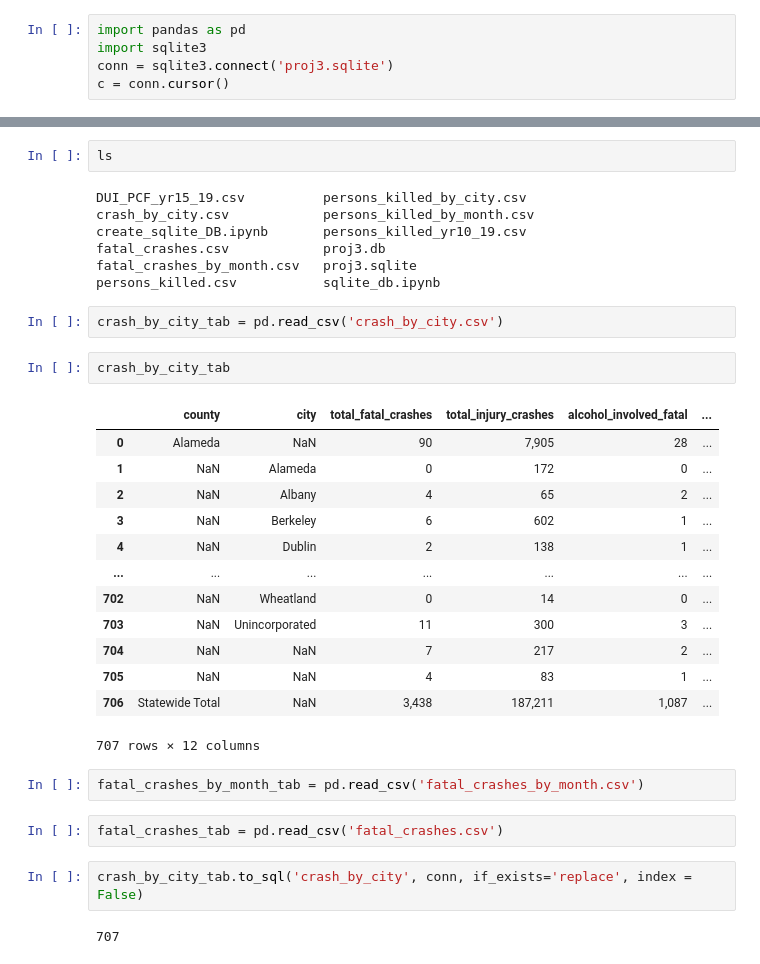
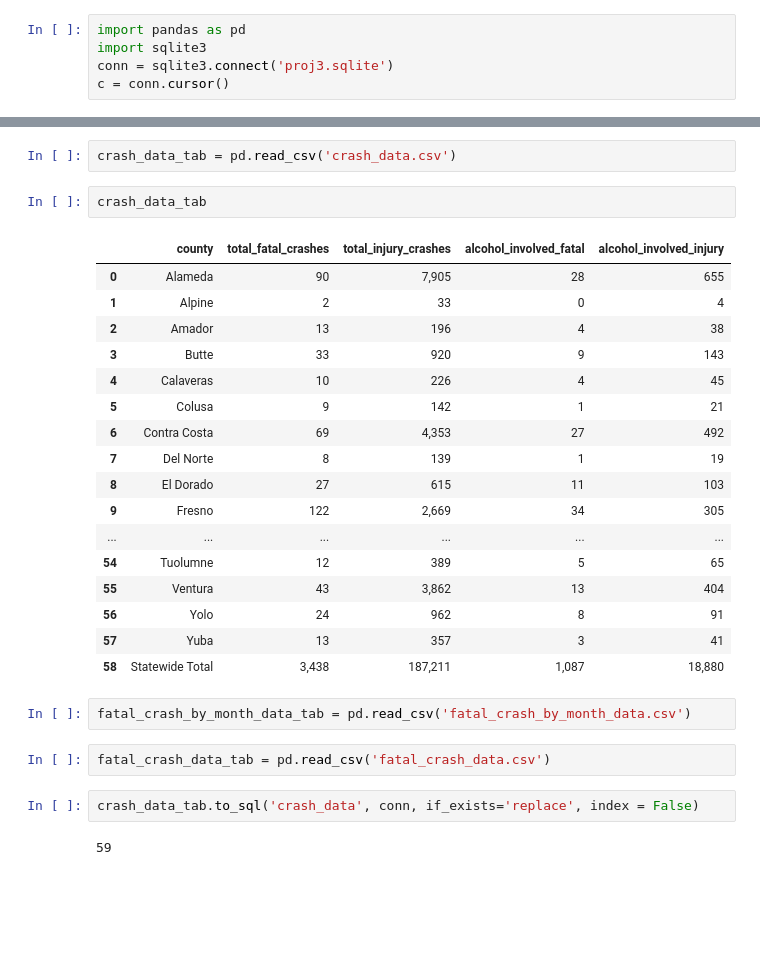
Before and after one commit to dvang3/Project3, a Jupyter notebook: flask_blog/Resources/sqlite_db.ipynb, the cells around one changed output, grey strips where cells are left out. Cells and saved outputs as stored; diff of their text form; blank space fills up the shorter version.

```diff
--- a/flask_blog/Resources/sqlite_db.ipynb
+++ b/flask_blog/Resources/sqlite_db.ipynb
@@ -20,39 +18,34 @@ c.execute('''CREATE TABLE fatal_crashes_by_month (county PK VARCHAR,'2010' int,'
 '2015' int,'2016' int,'2017' int,'2018' int,'2019' int,total int)''')
 # %% [output]
 <sqlite3.Cursor at 0x...>
-# %%
-ls
-# %% [output]
-DUI_PCF_yr15_19.csv          persons_killed_by_city.csv
-crash_by_city.csv            persons_killed_by_month.csv
-create_sqlite_DB.ipynb       persons_killed_yr10_19.csv
-fatal_crashes.csv            proj3.db
-fatal_crashes_by_month.csv   proj3.sqlite
-persons_killed.csv           sqlite_db.ipynb
 # %%
-crash_by_city_tab = pd.read_csv('crash_by_city.csv')
+crash_data_tab = pd.read_csv('crash_data.csv')
-# %%
-crash_by_city_tab
-# %% [output]
-|  | county | city | total_fatal_crashes | total_injury_crashes | alcohol_involved_fatal | ... |
-| 0 | Alameda | NaN | 90 | 7,905 | 28 | ... |
-| 1 | NaN | Alameda | 0 | 172 | 0 | ... |
-| 2 | NaN | Albany | 4 | 65 | 2 | ... |
-| 3 | NaN | Berkeley | 6 | 602 | 1 | ... |
-| 4 | NaN | Dublin | 2 | 138 | 1 | ... |
-| ... | ... | ... | ... | ... | ... | ... |
-| 702 | NaN | Wheatland | 0 | 14 | 0 | ... |
-| 703 | NaN | Unincorporated | 11 | 300 | 3 | ... |
-| 704 | NaN | NaN | 7 | 217 | 2 | ... |
-| 705 | NaN | NaN | 4 | 83 | 1 | ... |
-| 706 | Statewide Total | NaN | 3,438 | 187,211 | 1,087 | ... |
-707 rows × 12 columns
+# %%
+crash_data_tab
+# %% [output]
+|  | county | total_fatal_crashes | total_injury_crashes | alcohol_involved_fatal | alcohol_involved_injury |
+| 0 | Alameda | 90 | 7,905 | 28 | 655 |
+| 1 | Alpine | 2 | 33 | 0 | 4 |
+| 2 | Amador | 13 | 196 | 4 | 38 |
+| 3 | Butte | 33 | 920 | 9 | 143 |
+| 4 | Calaveras | 10 | 226 | 4 | 45 |
+| 5 | Colusa | 9 | 142 | 1 | 21 |
+| 6 | Contra Costa | 69 | 4,353 | 27 | 492 |
+| 7 | Del Norte | 8 | 139 | 1 | 19 |
+| 8 | El Dorado | 27 | 615 | 11 | 103 |
+| 9 | Fresno | 122 | 2,669 | 34 | 305 |
+| ... | ... | ... | ... | ... | ... |
+| 54 | Tuolumne | 12 | 389 | 5 | 65 |
+| 55 | Ventura | 43 | 3,862 | 13 | 404 |
+| 56 | Yolo | 24 | 962 | 8 | 91 |
+| 57 | Yuba | 13 | 357 | 3 | 41 |
+| 58 | Statewide Total | 3,438 | 187,211 | 1,087 | 18,880 |
 # %%
-fatal_crashes_by_month_tab = pd.read_csv('fatal_crashes_by_month.csv')
+fatal_crash_by_month_data_tab = pd.read_csv('fatal_crash_by_month_data.csv')
 # %%
-fatal_crashes_tab = pd.read_csv('fatal_crashes.csv')
+fatal_crash_data_tab = pd.read_csv('fatal_crash_data.csv')
 # %%
-crash_by_city_tab.to_sql('crash_by_city', conn, if_exists='replace', index = False)
+crash_data_tab.to_sql('crash_data', conn, if_exists='replace', index = False)
 # %% [output]
-707
+59
 # %%
```
Also changed, not shown: parts of 8 cells of this notebook, 24 other files.
